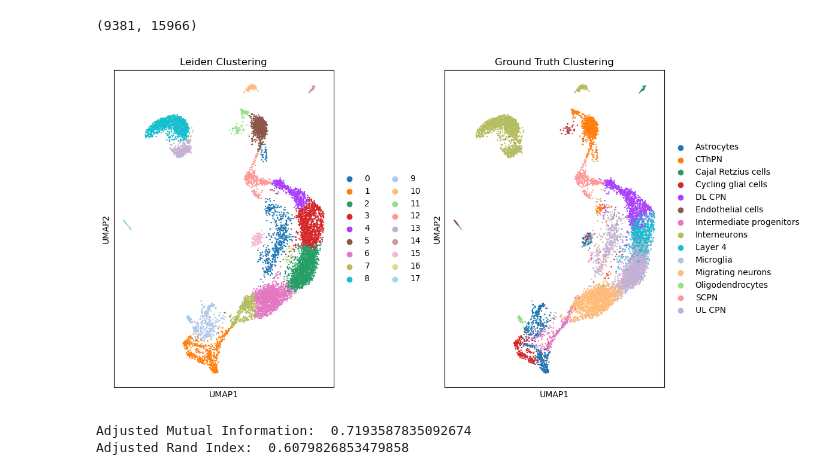
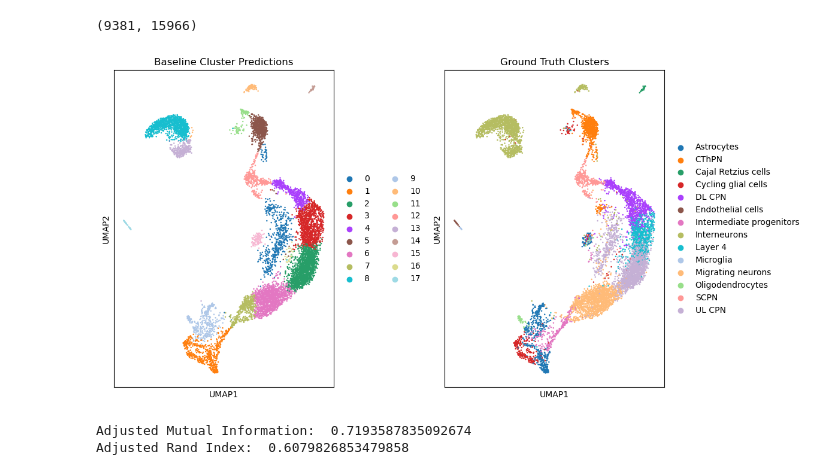
Before and after one commit to jccarado/NeuralNetworks_Project, a Jupyter notebook: run_baseline.ipynb, the cells around one changed output. Saved outputs shown, nothing was run; the diff lists cells and outputs as text; code cells hidden in the pictures.

Commit message:
fix plot titles

```diff
--- a/run_baseline.ipynb
+++ b/run_baseline.ipynb
@@ -39,14 +39,14 @@ sc.tl.leiden(adata, flavor="igraph", n_iterations=2)
 # %%
 fig, ax = plt.subplots(1, 2, figsize=(12, 6))
 
-sc.pl.umap(adata, color="leiden", ax=ax[0], title="Leiden Clustering", show=False)
+sc.pl.umap(adata, color="leiden", ax=ax[0], title="Baseline Cluster Predictions", show=False)
 
-sc.pl.umap(adata, color="ground_truth_labels", ax=ax[1], title="Ground Truth Clustering", show=False)
+sc.pl.umap(adata, color="ground_truth_labels", ax=ax[1], title="Ground Truth Clusters", show=False)
 
 plt.tight_layout()
 plt.show()
 # %% [output]
-[figure, old version]
+[figure, new version]
 # %%
 ground_truth_labels = adata.obs['ground_truth_labels'].values
 leiden_labels = adata.obs['leiden'].values
```
